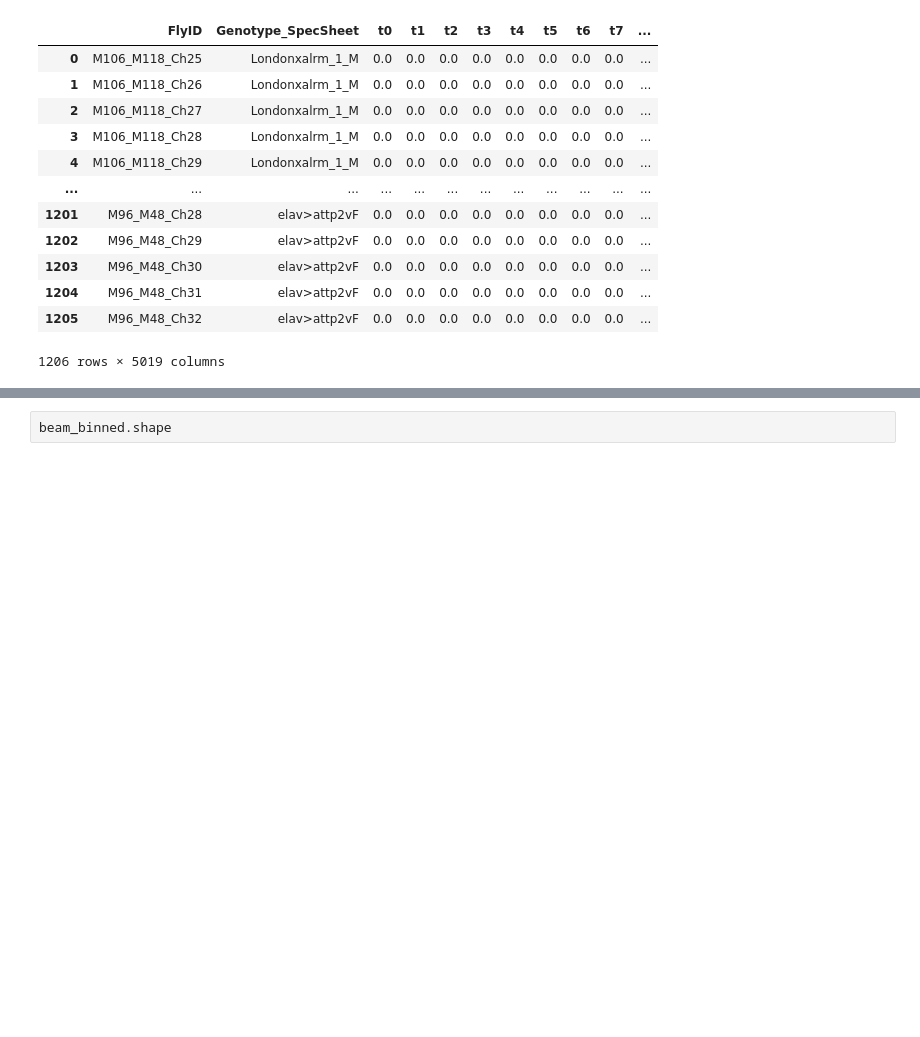
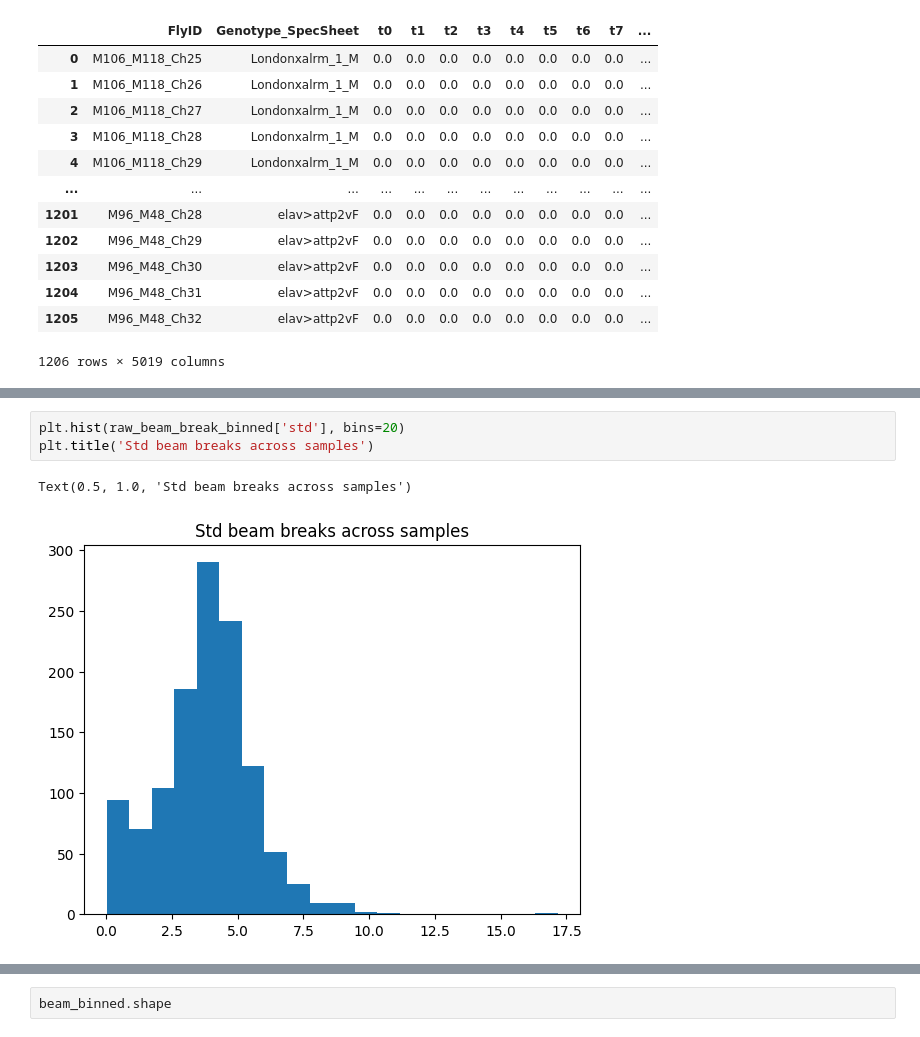
Before and after one commit to draeloslab/mm-vae, a Jupyter notebook: prepare_data.ipynb, the cells around one changed output, grey strips where cells are left out. Drawn from its saved outputs; the diff is of its cells as text; blank space fills up the shorter version.

```diff
--- a/prepare_data.ipynb
+++ b/prepare_data.ipynb
@@ -263,0 +264,6 @@ raw_beam_break_binned
+# %%
+plt.hist(raw_beam_break_binned['std'], bins=20)
+plt.title('Std beam breaks across samples')
+# %% [output]
+Text(0.5, 1.0, 'Std beam breaks across samples')
+[figure, added]
```
Also changed, not shown: parts of 47 cells of this notebook, 11 other files.
